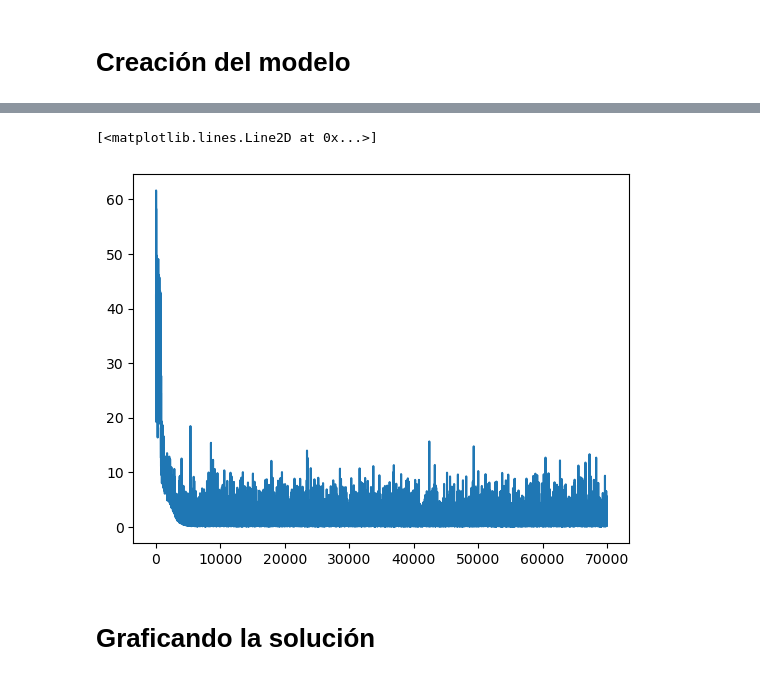
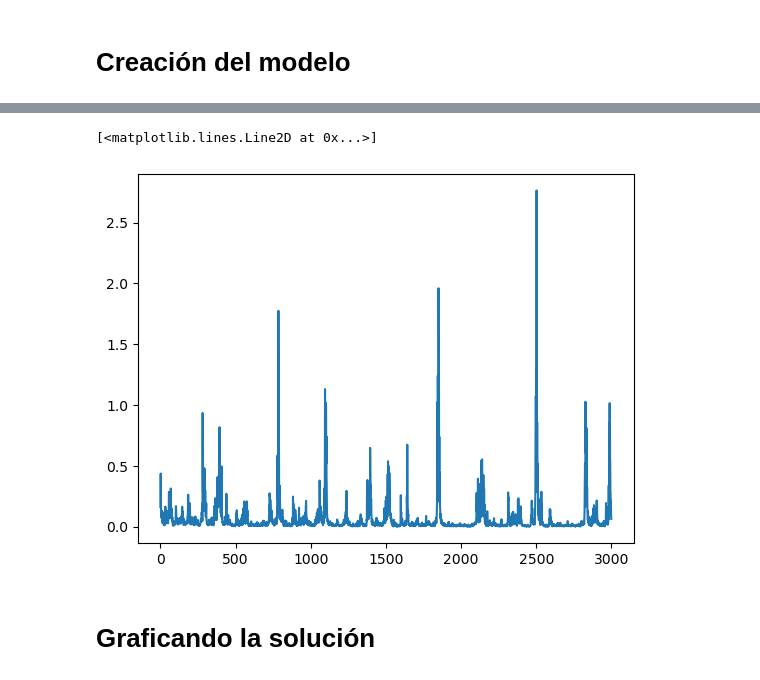
Before and after one commit to DRACDARKTIME/derivadas_keras, a Jupyter notebook: Tarea_6/4_(a).ipynb, the cells around one changed output, grey strips where cells are left out. Drawn from its saved outputs; the diff is of its cells as text; code cells hidden in the pictures.

```diff
--- a/Tarea_6/4_(a).ipynb
+++ b/Tarea_6/4_(a).ipynb
@@ -55,10 +55,8 @@ class ODEsolver(Sequential):
 # Creación del modelo
 # %%
 model = ODEsolver()
-model.add(Dense(200, activation='tanh', input_shape=(1,)))
-model.add(Dense(400, activation='tanh'))
-model.add(Dense(250, activation='tanh'))
-model.add(Dense(1, activation='tanh'))
-model.add(Dense(1))
+model.add(Dense(100, activation='tanh', input_shape=(1,)))
+model.add(Dense(300, activation='tanh'))
+model.add(Dense(1, activation='linear'))
 model.summary()
 # %% [output]
@@ -85,11 +78,11 @@ _________________________________________________________________
 # %%
 model.compile(Adam(learning_rate=0.001),metrics=['loss'])
 x=tf.linspace(-5,5,100)
-history = model.fit(x,epochs=70000,verbose=0)
+history = model.fit(x,epochs=3000,verbose=0)
 plt.plot(history.history["loss"])
 # %% [output]
 [<matplotlib.lines.Line2D at 0x...>]
-[figure, old version]
+[figure, new version]
 # %% [markdown]
 # Graficando la solución
 # %%
```
Also changed, not shown: parts of 3 cells of this notebook, 1 other file.
